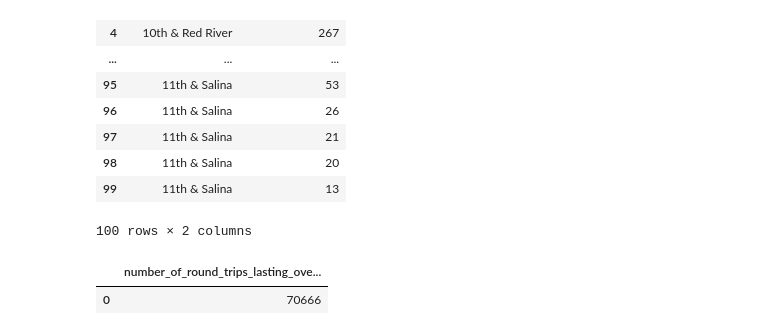
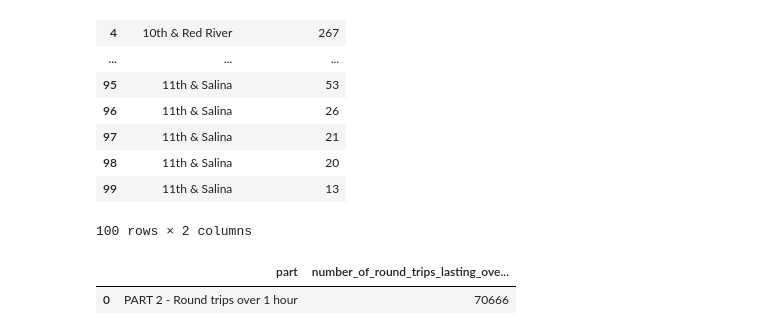
Before and after one commit to bibek1555/Data-Processing-Visualization-CPSMA-4313-01, a Jupyter notebook: Quiz10/Quiz10.ipynb, the cells around one changed output. Drawn from its saved outputs; the diff is of its cells as text; code cells hidden in the pictures.

```diff
--- a/Quiz10/Quiz10.ipynb
+++ b/Quiz10/Quiz10.ipynb
@@ -285,11 +285,12 @@ LIMIT 100
 # %%
 %%bigquery --project quiz8-bigquery
 
 SELECT
+  "PART 2 - Round trips over 1 hour" AS part,
   COUNT(*) AS number_of_round_trips_lasting_over_1_hour
 FROM `bigquery-public-data.austin_bikeshare.bikeshare_trips`
 WHERE start_station_name = end_station_name
   AND duration_minutes > 60;
 # %% [output]
-|  | number_of_round_trips_lasting_ove... |
-| 0 | 70666 |
+|  | part | number_of_round_trips_lasting_ove... |
+| 0 | PART 2 - Round trips over 1 hour | 70666 |
```
Also changed, not shown: parts of 2 cells of this notebook.
